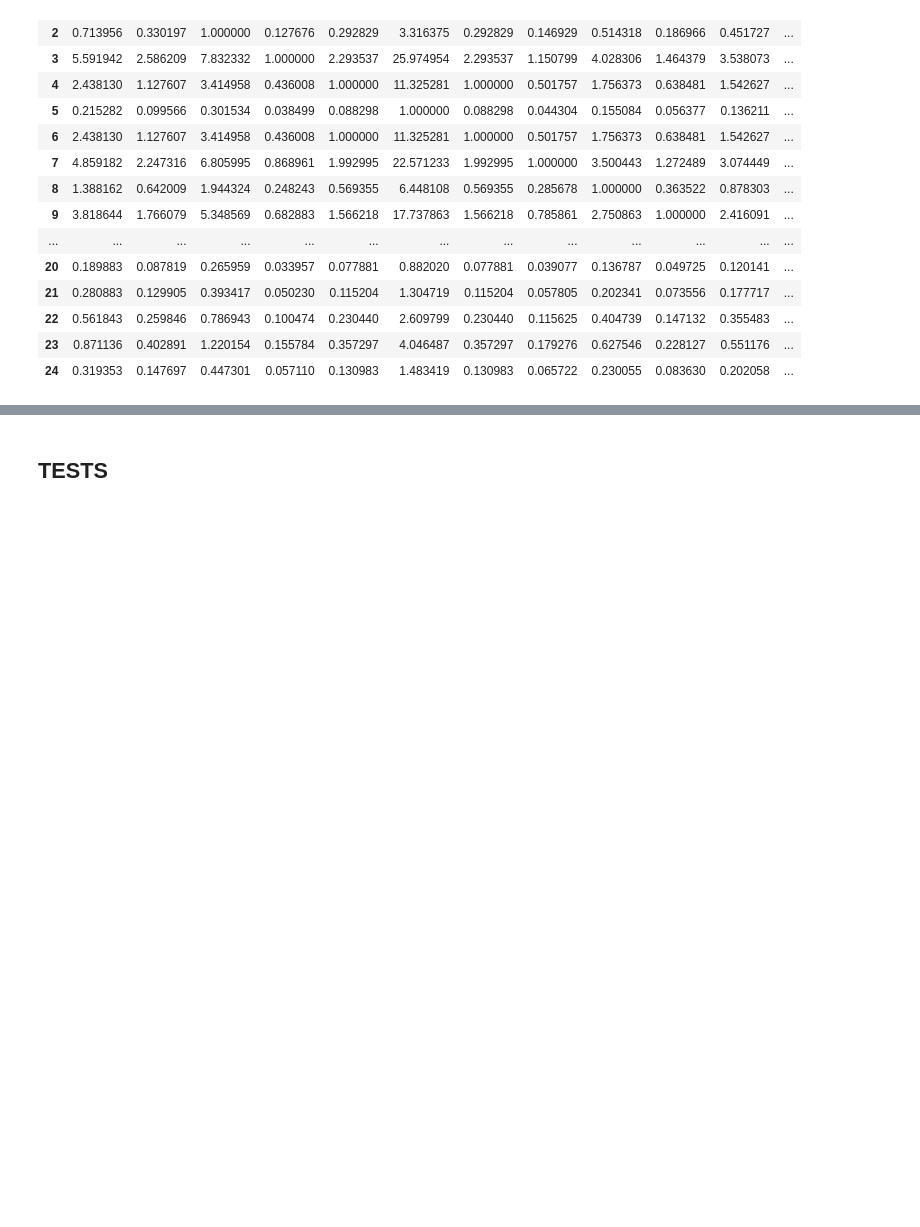
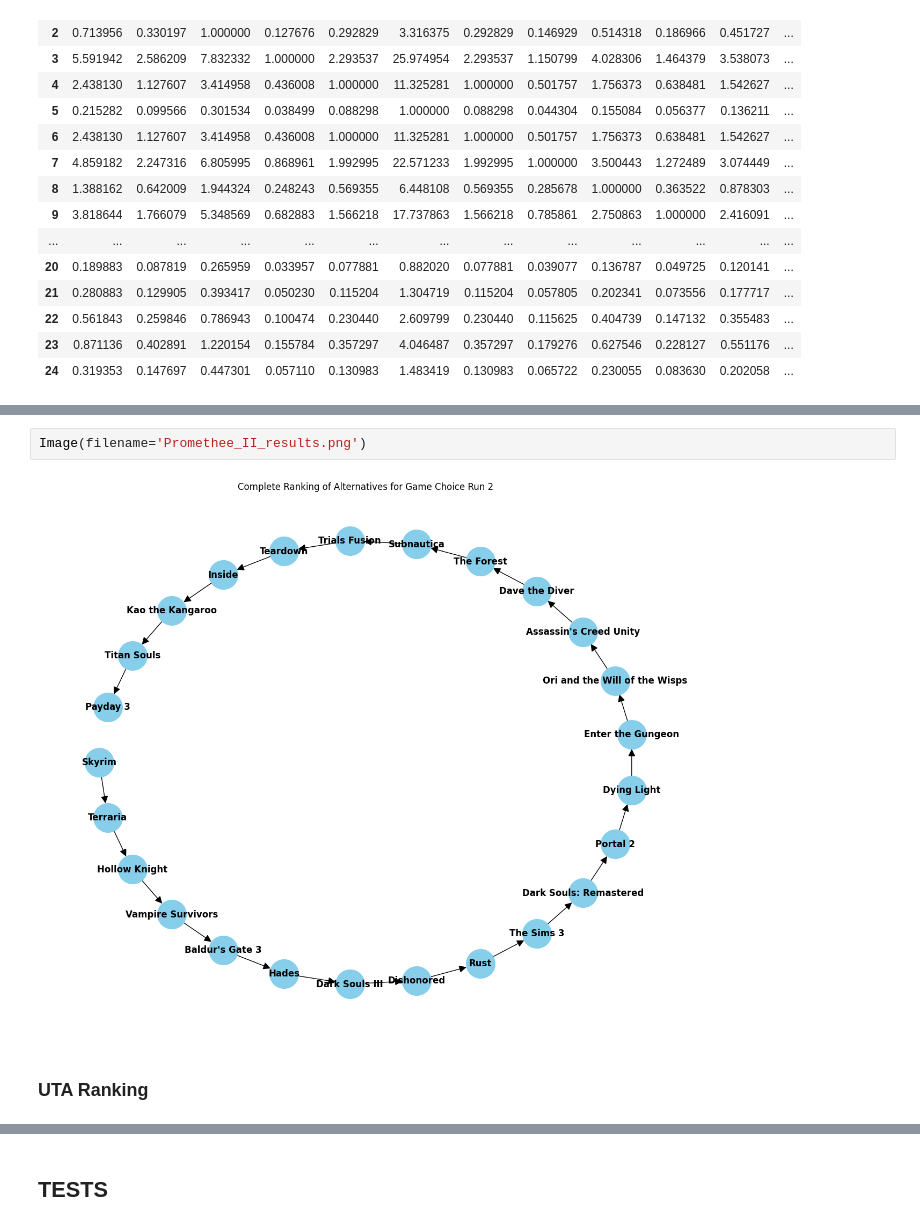
Before and after one commit to MatTheTab/Decision_Analysis, a Jupyter notebook: Project_2/Decision_Analysis_Project_2.ipynb, the cells around one changed output, grey strips where cells are left out. Drawn from its saved outputs; the diff is of its cells as text; blank space fills up the shorter version.

```diff
--- a/Project_2/Decision_Analysis_Project_2.ipynb
+++ b/Project_2/Decision_Analysis_Project_2.ipynb
@@ -876,0 +1542,6 @@ critic_score_node.matrix
+# %%
+Image(filename='Promethee_II_results.png')
+# %% [output]
+[figure, added]
+# %% [markdown]
+### UTA Ranking
```
Also changed, not shown: parts of 48 cells of this notebook.
